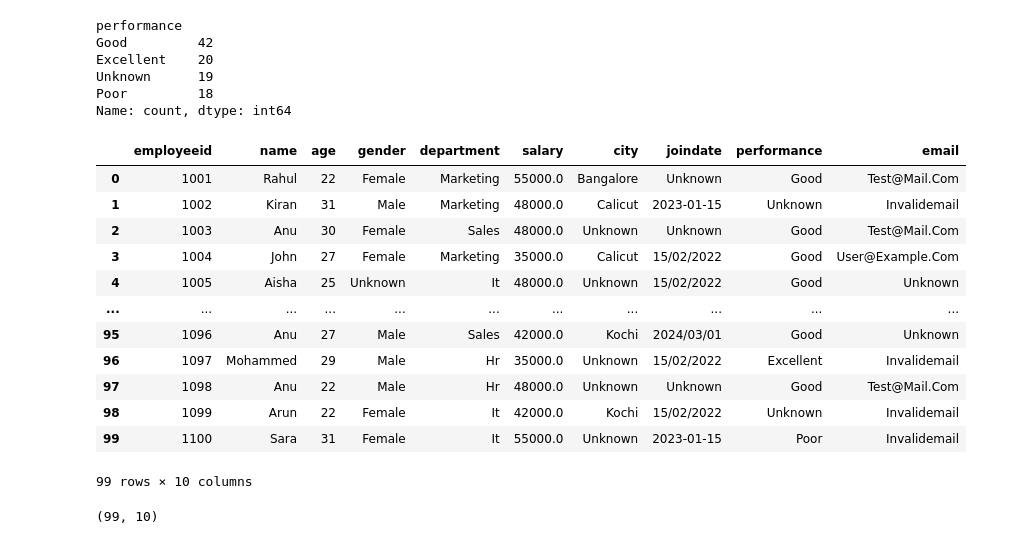
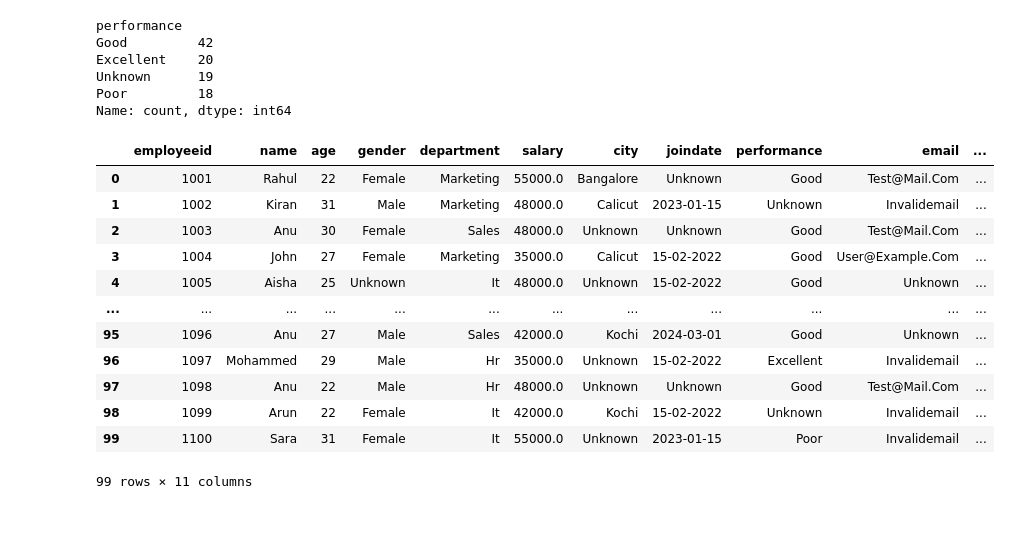
Before and after one commit to nandana40/task, a Jupyter notebook: Assignment5.ipynb, the cells around one changed output. Saved outputs shown, nothing was run; the diff lists cells and outputs as text; code cells hidden in the pictures.

```diff
--- a/Assignment5.ipynb
+++ b/Assignment5.ipynb
@@ -460,6 +460,6 @@ df
 | 99 | 1100 | Sara | 31 | Female | It | 55000.0 | Unknown | 2023-01-15 | Poor | Invalidemail |
 99 rows × 10 columns
 # %%
-df["joindate"] = df["joindate"].str.replace("/""-",regex=False)
+df["joindate"] = df["joindate"].str.replace("/","-",regex=False)
 df
 # %% [output]
@@ -575,24 +587,27 @@ Excellent    20
 Unknown      19
 Poor         18
 Name: count, dtype: int64
-# %%
-df = df.drop_duplicates(subset="employeeid", keep="first")
-df
-# %% [output]
-|  | employeeid | name | age | gender | department | salary | city | joindate | performance | email |
-| 0 | 1001 | Rahul | 22 | Female | Marketing | 55000.0 | Bangalore | Unknown | Good | Test@Mail.Com |
-| 1 | 1002 | Kiran | 31 | Male | Marketing | 48000.0 | Calicut | 2023-01-15 | Unknown | Invalidemail |
-| 2 | 1003 | Anu | 30 | Female | Sales | 48000.0 | Unknown | Unknown | Good | Test@Mail.Com |
-| 3 | 1004 | John | 27 | Female | Marketing | 35000.0 | Calicut | 15/02/2022 | Good | User@Example.Com |
-| 4 | 1005 | Aisha | 25 | Unknown | It | 48000.0 | Unknown | 15/02/2022 | Good | Unknown |
-| ... | ... | ... | ... | ... | ... | ... | ... | ... | ... | ... |
-| 95 | 1096 | Anu | 27 | Male | Sales | 42000.0 | Kochi | 2024/03/01 | Good | Unknown |
-| 96 | 1097 | Mohammed | 29 | Male | Hr | 35000.0 | Unknown | 15/02/2022 | Excellent | Invalidemail |
-| 97 | 1098 | Anu | 22 | Male | Hr | 48000.0 | Unknown | Unknown | Good | Test@Mail.Com |
-| 98 | 1099 | Arun | 22 | Female | It | 42000.0 | Kochi | 15/02/2022 | Unknown | Invalidemail |
-| 99 | 1100 | Sara | 31 | Female | It | 55000.0 | Unknown | 2023-01-15 | Poor | Invalidemail |
-99 rows × 10 columns
-# %%
-df.shape
-# %% [output]
-(99, 10)
+# %%
+def salary_category(salary):
+    if salary < 40000:
+        return "Low"
+    elif salary <= 60000:
+        return "Medium"
+    else:
+        return "High"
+df["salary_category"]=df["salary"].apply(salary_category)
+df
+# %% [output]
+|  | employeeid | name | age | gender | department | salary | city | joindate | performance | email | ... |
+| 0 | 1001 | Rahul | 22 | Female | Marketing | 55000.0 | Bangalore | Unknown | Good | Test@Mail.Com | ... |
+| 1 | 1002 | Kiran | 31 | Male | Marketing | 48000.0 | Calicut | 2023-01-15 | Unknown | Invalidemail | ... |
+| 2 | 1003 | Anu | 30 | Female | Sales | 48000.0 | Unknown | Unknown | Good | Test@Mail.Com | ... |
+| 3 | 1004 | John | 27 | Female | Marketing | 35000.0 | Calicut | 15-02-2022 | Good | User@Example.Com | ... |
+| 4 | 1005 | Aisha | 25 | Unknown | It | 48000.0 | Unknown | 15-02-2022 | Good | Unknown | ... |
+| ... | ... | ... | ... | ... | ... | ... | ... | ... | ... | ... | ... |
+| 95 | 1096 | Anu | 27 | Male | Sales | 42000.0 | Kochi | 2024-03-01 | Good | Unknown | ... |
+| 96 | 1097 | Mohammed | 29 | Male | Hr | 35000.0 | Unknown | 15-02-2022 | Excellent | Invalidemail | ... |
+| 97 | 1098 | Anu | 22 | Male | Hr | 48000.0 | Unknown | Unknown | Good | Test@Mail.Com | ... |
+| 98 | 1099 | Arun | 22 | Female | It | 42000.0 | Kochi | 15-02-2022 | Unknown | Invalidemail | ... |
+| 99 | 1100 | Sara | 31 | Female | It | 55000.0 | Unknown | 2023-01-15 | Poor | Invalidemail | ... |
+99 rows × 11 columns
```
Also changed, not shown: parts of 1 cell of this notebook.
